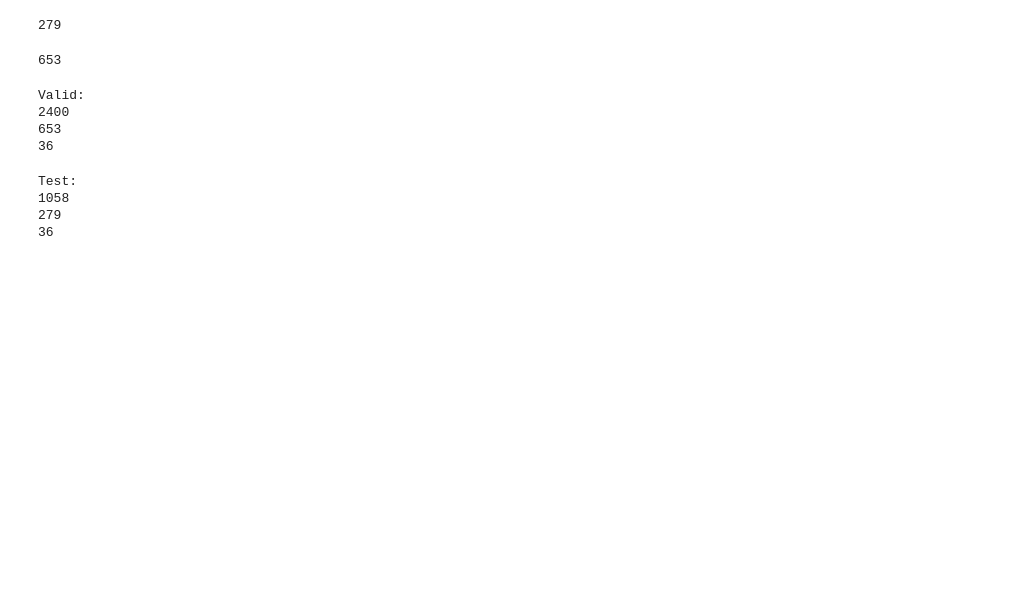
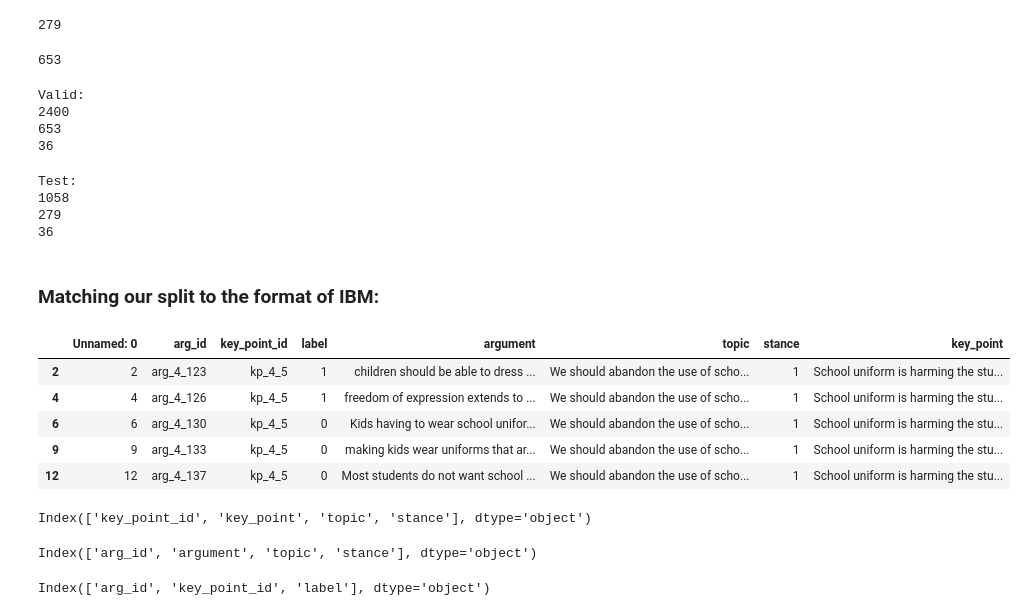
Before and after one commit to webis-de/argmining-21-keypoint-analysis-sharedtask-code, a Jupyter notebook: src-ipynb/data-exploration.ipynb, the cells around one changed output. Cells and saved outputs as stored; diff of their text form; code cells hidden in the pictures; blank space fills up the shorter version.

```diff
--- a/src-ipynb/data-exploration.ipynb
+++ b/src-ipynb/data-exploration.ipynb
@@ -100,3 +100,5 @@ Test:
 # %%
 valid_df.to_csv('../data/our_valid.csv')
 test_df.to_csv('../data/our_test.csv')
+# %% [markdown]
+### Matching our split to the format of IBM:
@@ -102,0 +121,21 @@ test_df.to_csv('../data/our_test.csv')
+# %%
+test_df.head()
+# %% [output]
+|  | Unnamed: 0 | arg_id | key_point_id | label | argument | topic | stance | key_point |
+| 2 | 2 | arg_4_123 | kp_4_5 | 1 | children should be able to dress ... | We should abandon the use of scho... | 1 | School uniform is harming the stu... |
+| 4 | 4 | arg_4_126 | kp_4_5 | 1 | freedom of expression extends to ... | We should abandon the use of scho... | 1 | School uniform is harming the stu... |
+| 6 | 6 | arg_4_130 | kp_4_5 | 0 | Kids having to wear school unifor... | We should abandon the use of scho... | 1 | School uniform is harming the stu... |
+| 9 | 9 | arg_4_133 | kp_4_5 | 0 | making kids wear uniforms that ar... | We should abandon the use of scho... | 1 | School uniform is harming the stu... |
+| 12 | 12 | arg_4_137 | kp_4_5 | 0 | Most students do not want school ... | We should abandon the use of scho... | 1 | School uniform is harming the stu... |
+# %%
+kp_df.columns
+# %% [output]
+Index(['key_point_id', 'key_point', 'topic', 'stance'], dtype='object')
+# %%
+arg_df.columns
+# %% [output]
+Index(['arg_id', 'argument', 'topic', 'stance'], dtype='object')
+# %%
+labels_df.columns
+# %% [output]
+Index(['arg_id', 'key_point_id', 'label'], dtype='object')
```
Also changed, not shown: parts of 2 cells of this notebook, 8 other files.
